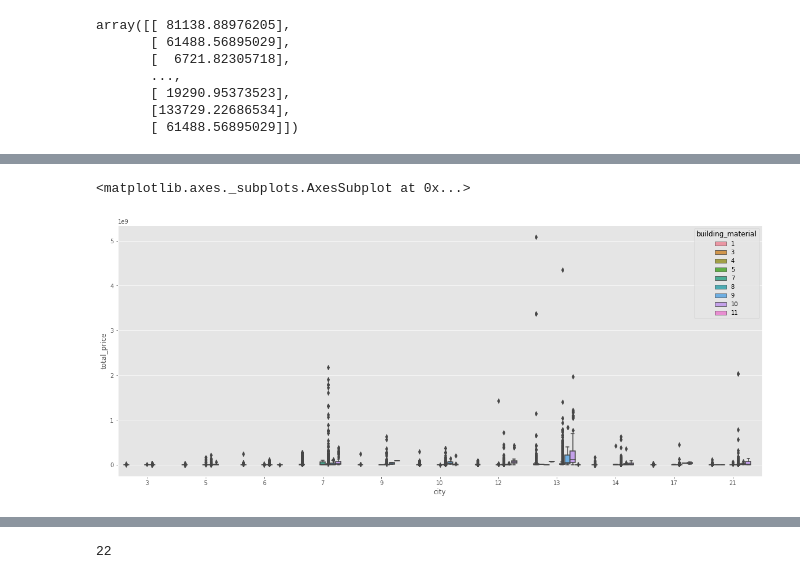
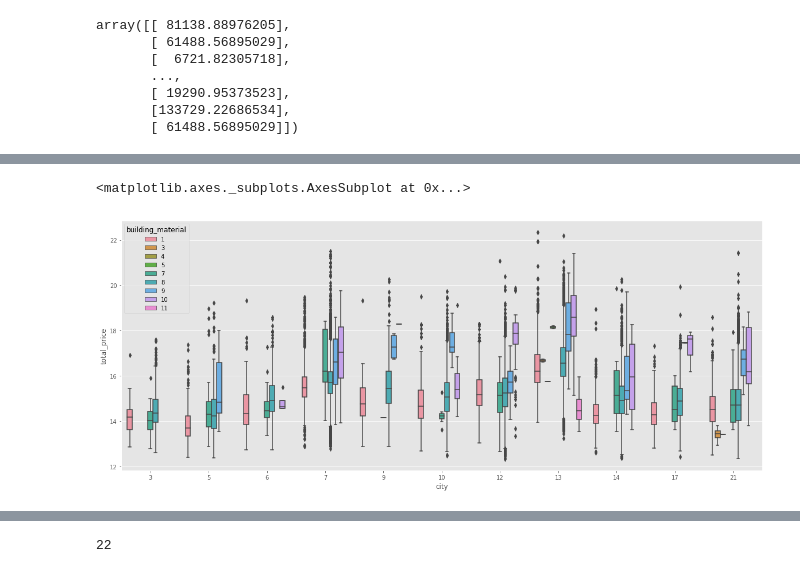
Before and after one commit to phacus/T-Brain_competition_predict_house_price, a Jupyter notebook: FE.ipynb, the cells around one changed output, grey strips where cells are left out. Drawn from its saved outputs; the diff is of its cells as text; code cells hidden in the pictures.

```diff
--- a/FE.ipynb
+++ b/FE.ipynb
@@ -54,2 +43,0 @@ dtype: int64
-# %%
-train['house_price'] = train['total_price'] - train['parking_price']
@@ -203,6 +304,6 @@ memory usage: 124.8+ MB
 # %%
 fig = plt.figure(figsize=(20,8))
-sns.boxplot(x = train['city'], y = train['total_price'], hue = train['building_material'])
+sns.boxplot(x = train['city'], y = np.log1p(train['total_price']), hue = train['building_material'])
 # %% [output]
 <matplotlib.axes._subplots.AxesSubplot at 0x...>
-[figure, old version]
+[figure, new version]
```
Also changed, not shown: parts of 40 cells of this notebook, 6 other files.
